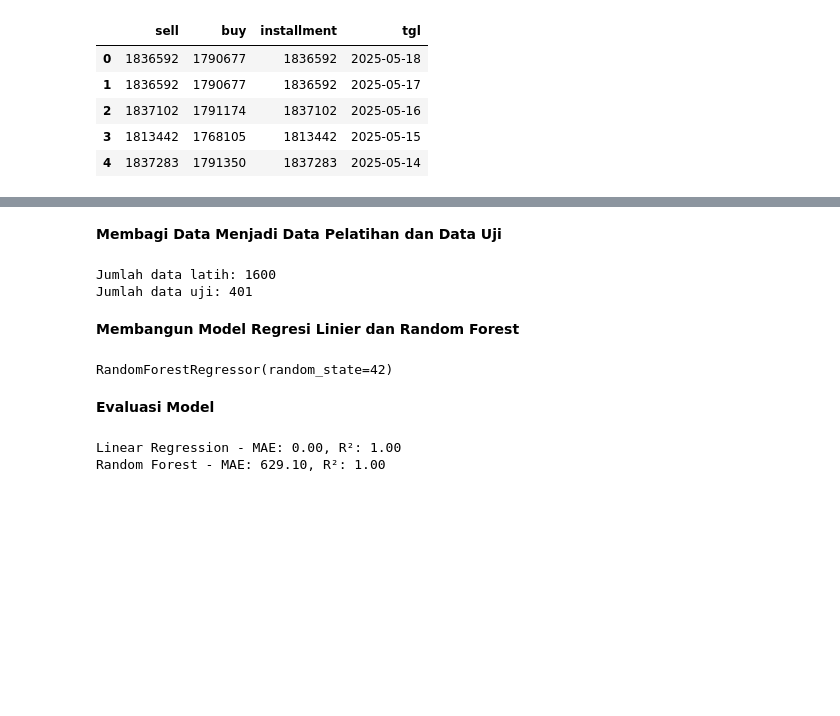
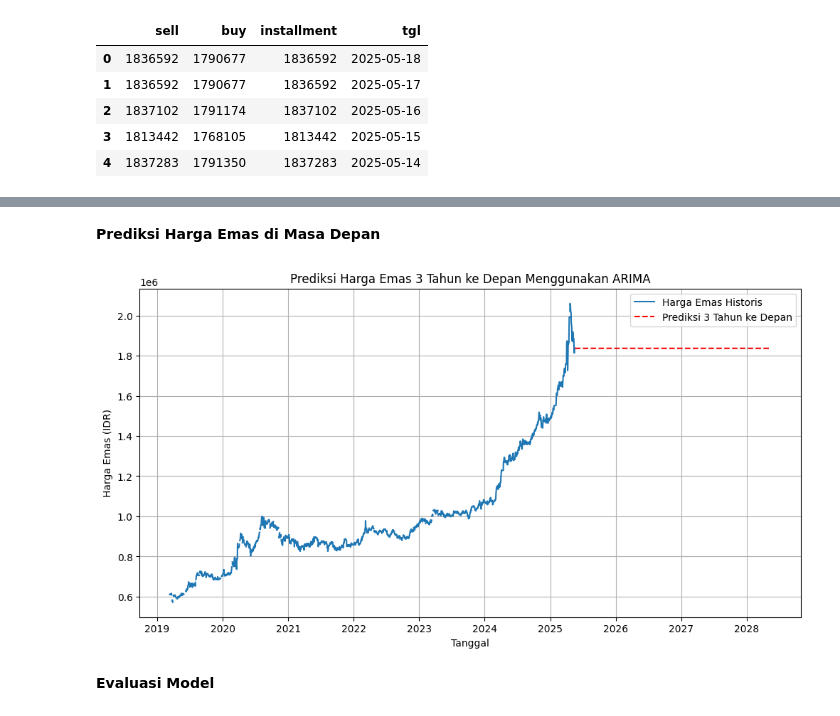
Before and after one commit to rizalgianf/predictive-analytics, a Jupyter notebook: predictive-anlaytics.ipynb, the cells around one changed output, grey strips where cells are left out. Drawn from its saved outputs; the diff is of its cells as text; code cells hidden in the pictures; blank space fills up the shorter version.

```diff
--- a/predictive-anlaytics.ipynb
+++ b/predictive-anlaytics.ipynb
@@ -81,9 +76,13 @@ print(data.head())
 # %%
-# Mengonversi kolom tanggal menjadi format numerik untuk digunakan dalam model
-data['tgl_num'] = data['tgl'].apply(lambda x: x.toordinal())  # Mengonversi tanggal ke format numerik
+# Gabungkan data dengan tanggal duplikat (ambil rata-rata atau nilai terakhir)
+price_data = price_data.groupby(price_data.index).last()
 
-# Fitur yang digunakan untuk model
-X = data[['sell', 'buy', 'sell_ma', 'buy_ma', 'tgl_num']]
+# Pastikan index urut dan set frekuensi harian
+price_data = price_data.sort_index()
+price_data = price_data.asfreq('D')
 
-# Target variabel: Prediksi harga jual (sell) atau harga beli (buy)
-y = data['buy']  # Anda bisa mengganti 'sell' dengan 'buy' jika ingin memprediksi harga beli
+# Membangun model ARIMA
+model = ARIMA(price_data, order=(5, 1, 0))
+model_fit = model.fit()
+
+print(model_fit.summary())
@@ -90,42 +107,24 @@ y = data['buy']  # Anda bisa mengganti 'sell' dengan 'buy' jika ingin memprediks
 # %% [markdown]
-**Membagi Data Menjadi Data Pelatihan dan Data Uji**
+**Prediksi Harga Emas di Masa Depan**
 # %%
-# Membagi data menjadi data pelatihan dan data uji (80% untuk pelatihan, 20% untuk uji)
-X_train, X_test, y_train, y_test = train_test_split(X, y, test_size=0.2, random_state=42)
-print("Jumlah data latih:", X_train.shape[0])
-print("Jumlah data uji:", X_test.shape[0])
+# Prediksi harga emas untuk 3 tahun ke depan (1095 hari)
+forecast_3y = model_fit.forecast(steps=1095)
+
+# Buat indeks tanggal untuk hasil prediksi (dimulai setelah tanggal terakhir data historis)
+last_date = price_data.index[-1]  # Mendapatkan tanggal terakhir data historis
+future_dates = pd.date_range(last_date + pd.Timedelta(days=1), periods=1095, freq='D')
+
+# Visualisasi hasil prediksi 3 tahun ke depan dengan garis merah bergelombang (dashed)
+plt.figure(figsize=(12, 6))
+plt.plot(price_data, label='Harga Emas Historis')
+plt.plot(future_dates, forecast_3y, label='Prediksi 3 Tahun ke Depan', color='red', linestyle='--')
+plt.legend()
+plt.title('Prediksi Harga Emas 3 Tahun ke Depan Menggunakan ARIMA')
+plt.xlabel('Tanggal')
+plt.ylabel('Harga Emas (IDR)')
+plt.grid(True)
+plt.show()
 # %% [output]
-Jumlah data latih: 1600
-Jumlah data uji: 401
+[figure, added]
 # %% [markdown]
-**Membangun Model Regresi Linier dan Random Forest**
+**Evaluasi Model**
-# %%
-X_train_filled = X_train.fillna(X_train.mean())
-X_test_filled = X_test.fillna(X_train.mean())
-
-lin_reg = LinearRegression()
-lin_reg.fit(X_train_filled, y_train)
-
-rf_reg = RandomForestRegressor(n_estimators=100, random_state=42)
-rf_reg.fit(X_train_filled, y_train)
-# %% [output]
-RandomForestRegressor(random_state=42)
-# %% [markdown]
-**Evaluasi Model**
-# %%
-# Prediksi menggunakan model Regresi Linier
-y_pred_lin_reg = lin_reg.predict(X_test)
-mae_lin_reg = mean_absolute_error(y_test, y_pred_lin_reg)
-r2_lin_reg = r2_score(y_test, y_pred_lin_reg)
-
-# Prediksi menggunakan model Random Forest
-y_pred_rf = rf_reg.predict(X_test)
-mae_rf = mean_absolute_error(y_test, y_pred_rf)
-r2_rf = r2_score(y_test, y_pred_rf)
-
-# Menampilkan hasil evaluasi
-print(f"Linear Regression - MAE: {mae_lin_reg:.2f}, R²: {r2_lin_reg:.2f}")
-print(f"Random Forest - MAE: {mae_rf:.2f}, R²: {r2_rf:.2f}")
-# %% [output]
-Linear Regression - MAE: 0.00, R²: 1.00
-Random Forest - MAE: 629.10, R²: 1.00
```
Also changed, not shown: parts of 10 cells of this notebook.
